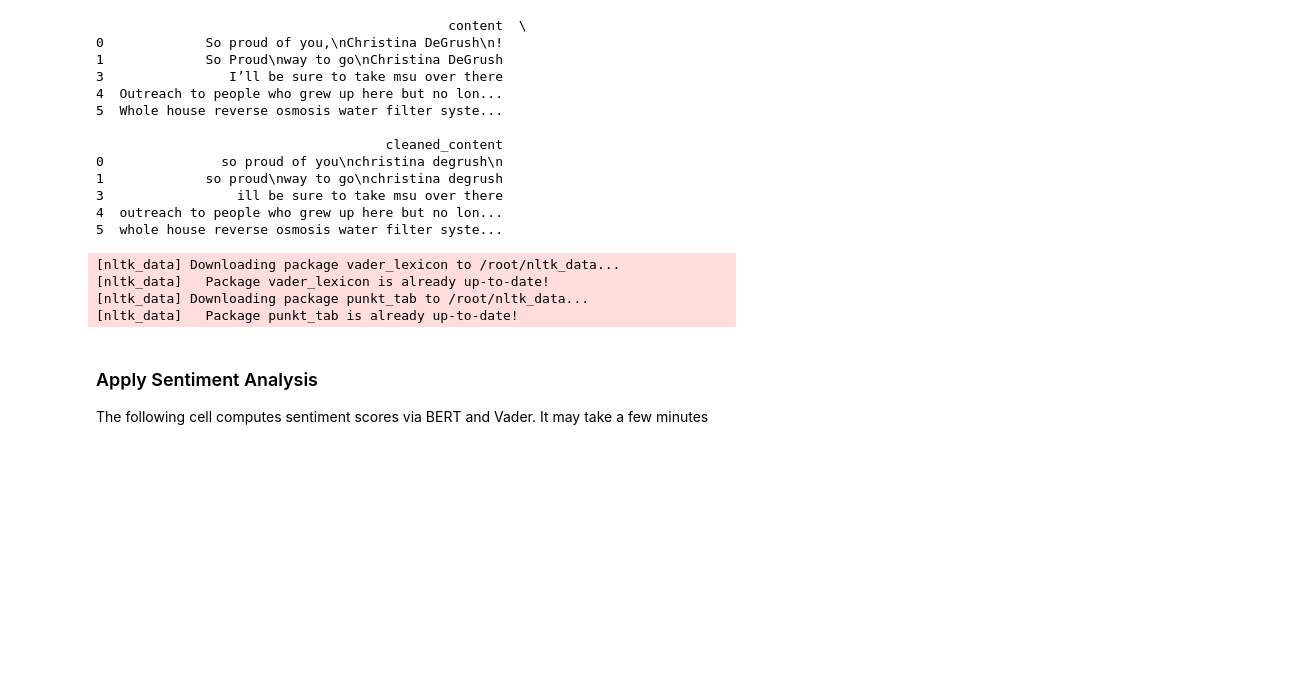
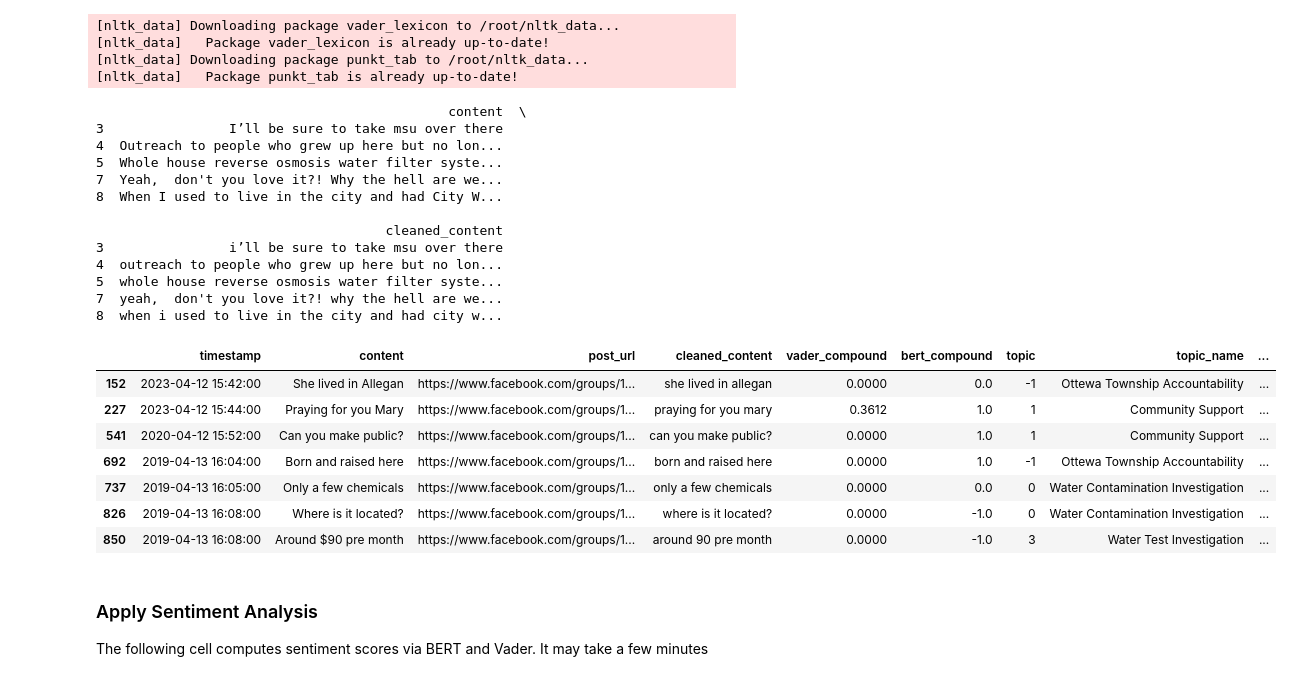
Before and after one commit to cmse802/OtsegoStoryProject, a Jupyter notebook: experiments/Final_Analysis_Results.ipynb, the cells around one changed output. Drawn from its saved outputs; the diff is of its cells as text; code cells hidden in the pictures; blank space fills up the shorter version.

```diff
--- a/experiments/Final_Analysis_Results.ipynb
+++ b/experiments/Final_Analysis_Results.ipynb
@@ -36,15 +30,17 @@ from tqdm.notebook import tqdm
 
 np.random.seed(42)
 random.seed(42)
-data_path = 'otsego_data_combined.csv'
+
+tqdm.pandas()
 
 # -------------------------------
 # 1. Data Loading & Preprocessing
 # -------------------------------
 nltk.download('vader_lexicon')
 
-# Load CSV (ensure the file is in your working directory)
-df = pd.read_csv(data_path, parse_dates=['timestamp'])
+# Load CSV
+csv_url = f'https://docs.google.com/spreadsheets/d/1WMoeCGweQA0xUtEwlK8R_XzRuZOgPqpHQDGWizb9slQ/export?format=csv'
+df = pd.read_csv(csv_url)
 df['timestamp'] = pd.to_datetime(df['timestamp'], errors='coerce')
 df = df[df['timestamp'].notnull()]  # Remove rows with invalid timestamps
 df['content'] = df['content'].fillna("").astype(str)
@@ -53,18 +49,28 @@ nltk.download('punkt_tab')
 
 def preprocess_text(text):
 
-    # Filter out sentences that are shorter than 20 characters
-    text = sent_tokenize(text)
-    filtered_sentences = [s for s in text if len(s) >= 20]
+    # Replace newlines with a period and a space
+    text = re.sub(r'[\r\n]+', '. ', text)
 
-    # Remove non-alphanumeric characters from each sentence
-    cleaned_sentences = [re.sub(r'[^a-zA-Z0-9\s]', '', s) for s in filtered_sentences]
+    # Tokenize into sentences
+    sentences = sent_tokenize(text)
 
-    # Optionally: convert the text to lowercase for uniformity
+    # Filter out short sentences
+    filtered_sentences = [s for s in sentences if len(s) >= 20]
+
+    # Remove unwanted characters but preserve punctuation: , " . ? !
+    cleaned_sentences = [
+        re.sub(r'[^a-zA-Z0-9\s,.!?\"\'’]', '', s)
+        for s in filtered_sentences
+    ]
+
+    # Optionally: lowercase everything for consistency
     cleaned_sentences = [s.lower() for s in cleaned_sentences]
 
-    # Join the cleaned sentences back into one string
     return ' '.join(cleaned_sentences)
+
+# Remove "See more"
+df['content'] = df['content'].str.replace("\nSee more", "", regex=False)
 
 # Apply the preprocessing function to the content column
 df['cleaned_content'] = df['content'].apply(preprocess_text)
@@ -75,23 +81,34 @@ df = df[df['cleaned_content'] != '']
 # Inspect the first few rows of the new column
 print(df[['content', 'cleaned_content']].head())
 # %% [output]
-                                             content  \
-0             So proud of you,\nChristina DeGrush\n!
-1             So Proud\nway to go\nChristina DeGrush
-3                I’ll be sure to take msu over there
-4  Outreach to people who grew up here but no lon...
-5  Whole house reverse osmosis water filter syste...
-
-                                     cleaned_content
-0               so proud of you\nchristina degrush\n
-1             so proud\nway to go\nchristina degrush
-3                 ill be sure to take msu over there
-4  outreach to people who grew up here but no lon...
-5  whole house reverse osmosis water filter syste...
+[nltk_data] Downloading package vader_lexicon to /root/nltk_data...
+[nltk_data]   Package vader_lexicon is already up-to-date!
+[nltk_data] Downloading package punkt_tab to /root/nltk_data...
+[nltk_data]   Package punkt_tab is already up-to-date!
-[nltk_data] Downloading package vader_lexicon to /root/nltk_data...
-[nltk_data]   Package vader_lexicon is already up-to-date!
-[nltk_data] Downloading package punkt_tab to /root/nltk_data...
-[nltk_data]   Package punkt_tab is already up-to-date!
+                                             content  \
+3                I’ll be sure to take msu over there
+4  Outreach to people who grew up here but no lon...
+5  Whole house reverse osmosis water filter syste...
+7  Yeah,  don't you love it?! Why the hell are we...
+8  When I used to live in the city and had City W...
+
+                                     cleaned_content
+3                i’ll be sure to take msu over there
+4  outreach to people who grew up here but no lon...
+5  whole house reverse osmosis water filter syste...
+7  yeah,  don't you love it?! why the hell are we...
+8  when i used to live in the city and had city w...
+# %%
+df[(df['content'].str.len() < 21)]
+# %% [output]
+|  | timestamp | content | post_url | cleaned_content | vader_compound | bert_compound | topic | topic_name | ... |
+| 152 | 2023-04-12 15:42:00 | She lived in Allegan | https://www.facebook.com/groups/1... | she lived in allegan | 0.0000 | 0.0 | -1 | Ottewa Township Accountability | ... |
+| 227 | 2023-04-12 15:44:00 | Praying for you Mary | https://www.facebook.com/groups/1... | praying for you mary | 0.3612 | 1.0 | 1 | Community Support | ... |
+| 541 | 2020-04-12 15:52:00 | Can you make public? | https://www.facebook.com/groups/1... | can you make public? | 0.0000 | 1.0 | 1 | Community Support | ... |
+| 692 | 2019-04-13 16:04:00 | Born and raised here | https://www.facebook.com/groups/1... | born and raised here | 0.0000 | 1.0 | -1 | Ottewa Township Accountability | ... |
+| 737 | 2019-04-13 16:05:00 | Only a few chemicals | https://www.facebook.com/groups/1... | only a few chemicals | 0.0000 | 0.0 | 0 | Water Contamination Investigation | ... |
+| 826 | 2019-04-13 16:08:00 | Where is it located? | https://www.facebook.com/groups/1... | where is it located? | 0.0000 | -1.0 | 0 | Water Contamination Investigation | ... |
+| 850 | 2019-04-13 16:08:00 | Around $90 pre month | https://www.facebook.com/groups/1... | around 90 pre month | 0.0000 | -1.0 | 3 | Water Test Investigation | ... |
 # %% [markdown]
 ### Apply Sentiment Analysis
 
```
Also changed, not shown: parts of 20 cells of this notebook.
